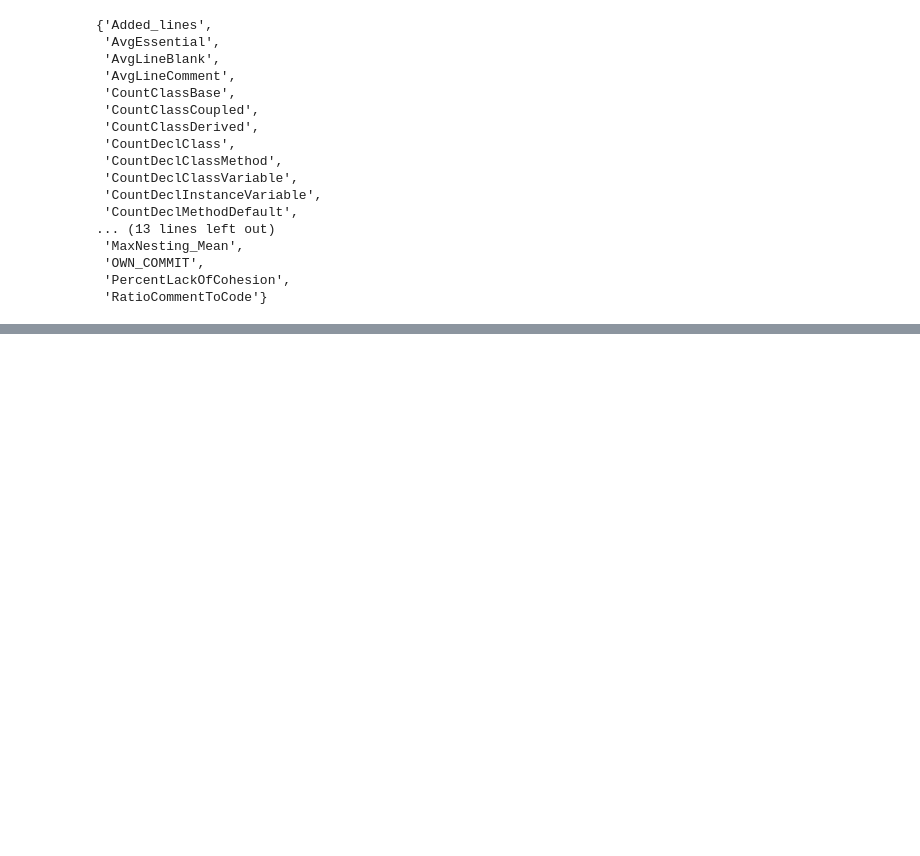
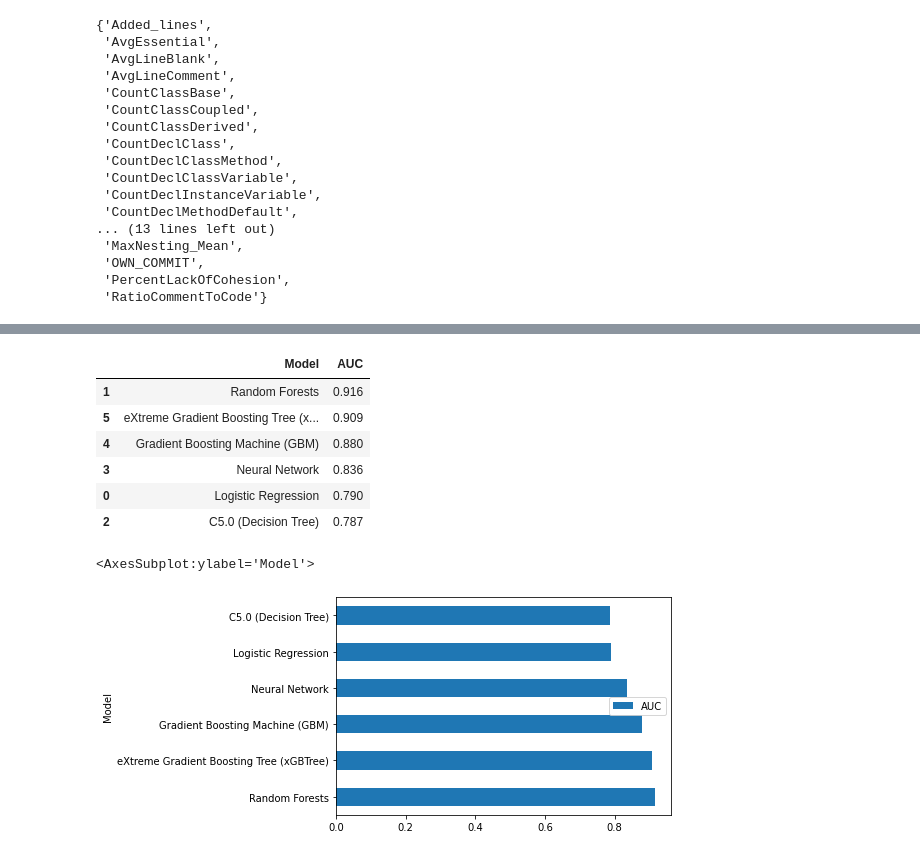
Before and after one commit to xai4se/xai4se.github.io, a Jupyter notebook: _sources/tutorials/ASE2021.ipynb, the cells around one changed output, grey strips where cells are left out. Saved outputs shown, nothing was run; the diff lists cells and outputs as text; code cells hidden in the pictures; blank space fills up the shorter version.

```diff
--- a/_sources/tutorials/ASE2021.ipynb
+++ b/_sources/tutorials/ASE2021.ipynb
@@ -493,0 +718,14 @@ According to Part 2, AutoSpearman selects the 29 following metrics:
+# %%
+# Visualise the performance of defect models
+display(model_performance_df)
+model_performance_df.plot(kind = 'barh', y = 'AUC', x = 'Model')
+# %% [output]
+|  | Model | AUC |
+| 1 | Random Forests | 0.916 |
+| 5 | eXtreme Gradient Boosting Tree (x... | 0.909 |
+| 4 | Gradient Boosting Machine (GBM) | 0.880 |
+| 3 | Neural Network | 0.836 |
+| 0 | Logistic Regression | 0.790 |
+| 2 | C5.0 (Decision Tree) | 0.787 |
+<AxesSubplot:ylabel='Model'>
+[figure, added]
```
Also changed, not shown: parts of 17 cells of this notebook, 15 other files.
